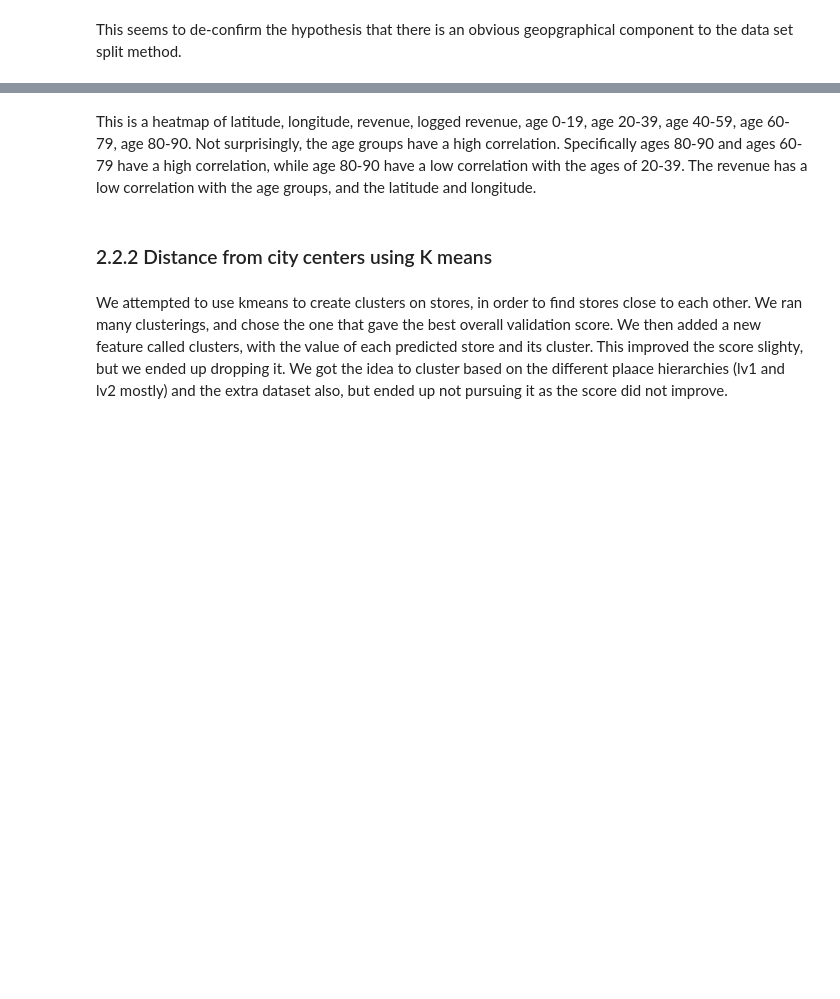
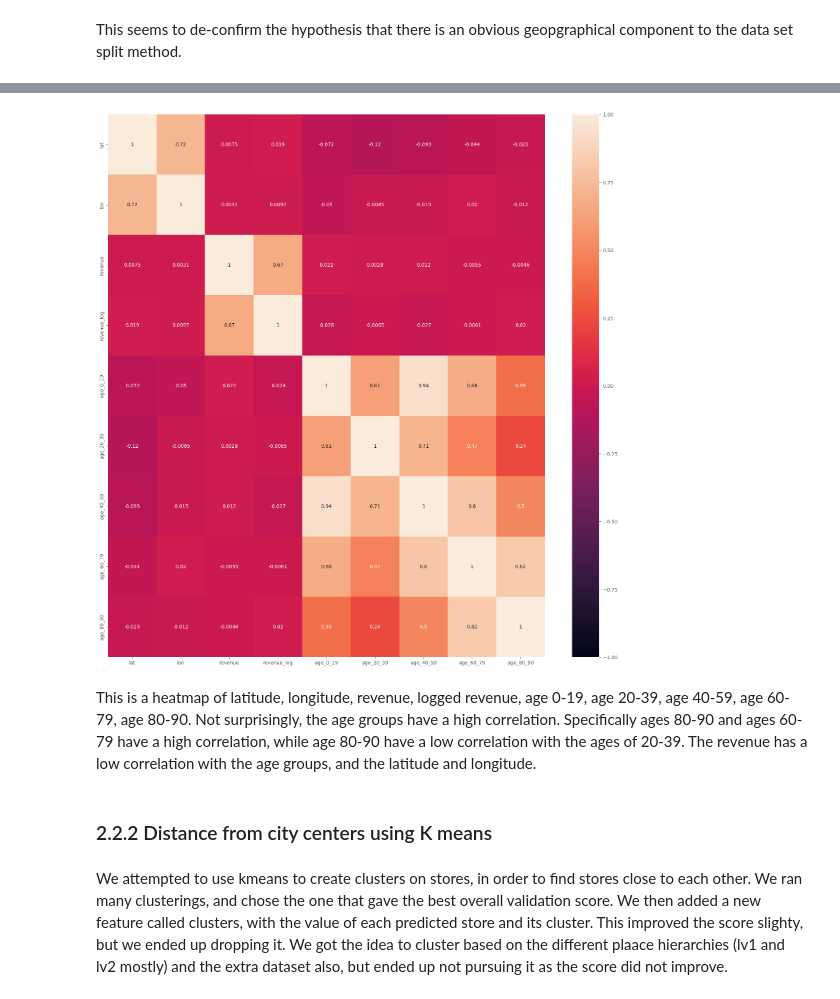
Before and after one commit to kasparpg/maskinprosjekt, a Jupyter notebook: Long-notebook.ipynb, the cells around one changed output, grey strips where cells are left out. Saved outputs shown, nothing was run; the diff lists cells and outputs as text; code cells hidden in the pictures; blank space fills up the shorter version.

```diff
--- a/Long-notebook.ipynb
+++ b/Long-notebook.ipynb
@@ -540,3 +532,50 @@ plot_corr(all)
+# %%
+all['revenue_log'] = np.log(all['revenue'])
+
+age_ranges = [
+    (0, 19),
+    (20, 39),
+    (40, 59),
+    (60, 79),
+    (80, 90),
+]
+
+def group_ages(age: pd.DataFrame, age_ranges):
+    """
+    Simplifies an age distribution data set so that it only counts persons in given age intervals
+    Input:
+        age: A pandas dataframe of the same format as the original csv. data
+        age_ranges: An array of tuples representing intervals by which to group people
+    Output: A pandas age dataframe whose columns are are the number of people with ages in the respective interval.
+    """
+
+    age_new = age[['grunnkrets_id', 'year']].drop_duplicates(subset=['grunnkrets_id'], keep='last')
+
+    for rng in age_ranges:
+        cols = [f'age_{age}' for age in range(rng[0], rng[1] + 1)]
+        rng_sum = age[cols].sum(axis=1).astype(int)
+        age_new[f'age_{rng[0]}_{rng[-1]}'] = rng_sum
+
+    age = age.drop_duplicates(subset='grunnkrets_id').drop(columns=['year', *(f'age_{age}' for age in range(0, 91))], axis=1)
+    age = age.merge(age_new.drop(columns=['year']), on='grunnkrets_id')
+
+    return age
+
+all = all.merge(group_ages(age, age_ranges), on='grunnkrets_id', how='left')
+
+def plot_corr(data):
+  df = data[['lat', 'lon', 'revenue', 'revenue_log', 'age_0_19', 'age_20_39', 'age_40_59', 'age_60_79', 'age_80_90']]
+  plt.figure(figsize=(20, 20))
+
+  heatmap = sns.heatmap(df.corr(), vmin=-1, vmax=1, annot=True)
+plot_corr(all)
+
+# all = all[~(all.age_0_19_x, all.age_0_19_y, all.age_20_39_x, all.age_20_39_y, all.age_40_59_x, all.age_40_59_x, all.age_40_59_y,
+# all.age_60_79_x, all.age_60_79_y, all.age_80_90_x, all.age_80_90_y)]
+all = all.drop("age_0_19", axis=1).drop("age_20_39", axis=1).drop("age_40_59", axis=1).drop("age_60_79", axis=1).drop("age_80_90", axis=1)
+#all = all.drop(["age_0_19", "age_20_39", "age_40_59", "age_60_79", "age_80_90"])
+# %% [output]
+[figure, added]
 # %% [markdown]
 This is a heatmap of latitude, longitude, revenue, logged revenue, age 0-19, age 20-39, age 40-59, age 60-79, age 80-90. Not surprisingly, the age groups have a high correlation. Specifically ages 80-90 and ages 60-79 have a high correlation, while age 80-90 have a low correlation with the ages of 20-39. The revenue has a low correlation with the age groups, and the latitude and longitude.
 # %% [markdown]
```
Also changed, not shown: parts of 15 cells of this notebook.
